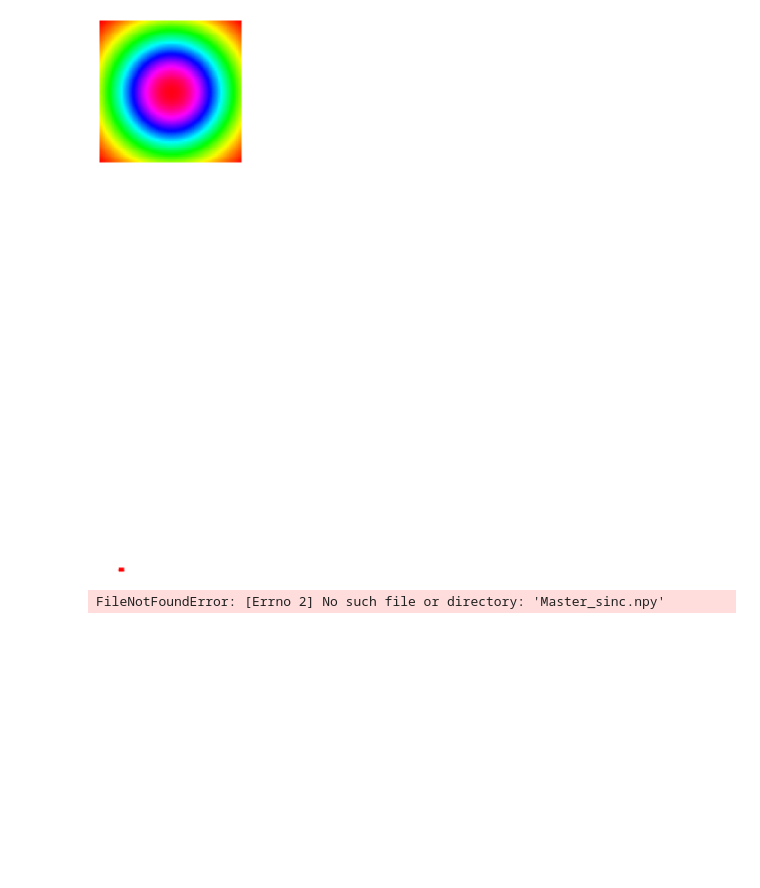
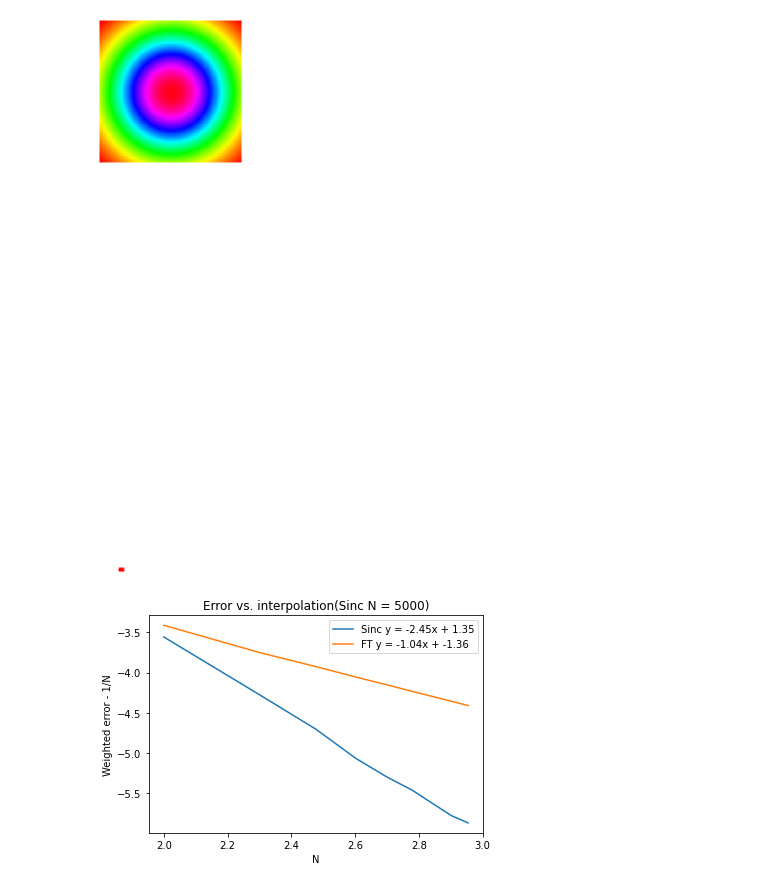
Before and after one commit to TeddyMeissner/Diffraction-Integral, a Jupyter notebook: for_github.ipynb, the cells around one changed output. Saved outputs shown, nothing was run; the diff lists cells and outputs as text; code cells hidden in the pictures; blank space fills up the shorter version.

```diff
--- a/for_github.ipynb
+++ b/for_github.ipynb
@@ -480,35 +488,35 @@ sinc_error_rel = []
 ft_error_weight = []
 ft_error_rel = []
 
 
 N_steps = np.arange(100,1000,100)
 
 for i in range(len(N_steps)):
     N = N_steps[i]
     dx = L/N
     z = .015
     xnew = np.linspace(-L/2,L/2-dx,N)
     ynew = np.linspace(-L/2,L/2-dx,N)
     interp = interp_sol(xnew,ynew)
     sinc = circular_aperature_sinc(L,N,z)
     ft = circular_aperature_ft_builtin(L,N,z)
     sinc_error_weight.append(np.linalg.norm(abs(interp) - abs(sinc))/N**2)
     ft_error_weight.append(np.linalg.norm(abs(interp) - abs(ft))/N**2)
 
 A1 = np.vstack([np.log10(N_steps), np.ones(len(np.log10(N_steps)))]).T
 a_sinc,b_sinc = np.linalg.lstsq(A1,np.log10(sinc_error_weight),rcond = -1)[0]
 a_fft,b_fft = np.linalg.lstsq(A1,np.log10(ft_error_weight),rcond = -1)[0]
-np.round(a2,decimals = 2)
+# np.round(a2,decimals = 2)
 
 plt.plot(np.log10(N_steps),np.log10(sinc_error_weight),label = 'Sinc y = ' + str(np.round(a_sinc,decimals = 2))+'x + ' + str(np.round(b_sinc,decimals = 2)))
 plt.plot(np.log10(N_steps),np.log10(ft_error_weight),label = 'FT y = ' + str(np.round(a_fft,decimals = 2))+'x + ' + str(np.round(b_fft,decimals = 2)))
 plt.xlabel('N')
 plt.ylabel('Weighted error - 1/N')
 plt.title('Error vs. interpolation(Sinc N = 5000)')
 plt.legend()
 plt.show()
 # %% [output]
-FileNotFoundError: [Errno 2] No such file or directory: 'Master_sinc.npy'
+[figure, added]
 # %%
 sinc_error_weight = np.load('sinc_error_weight.npy')
 ft_error_weight = np.load('ft_error_weight.npy')
```
Also changed, not shown: parts of 3 cells of this notebook, 4 other files.
